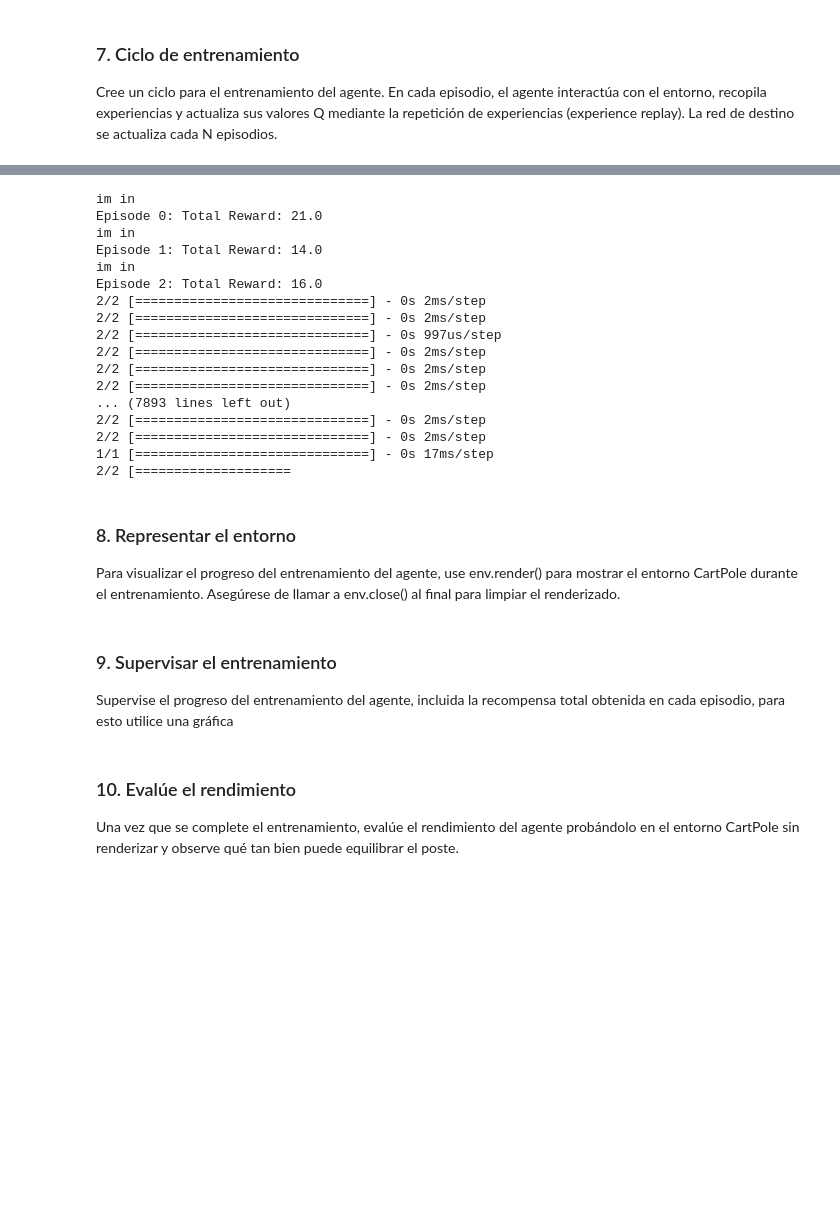
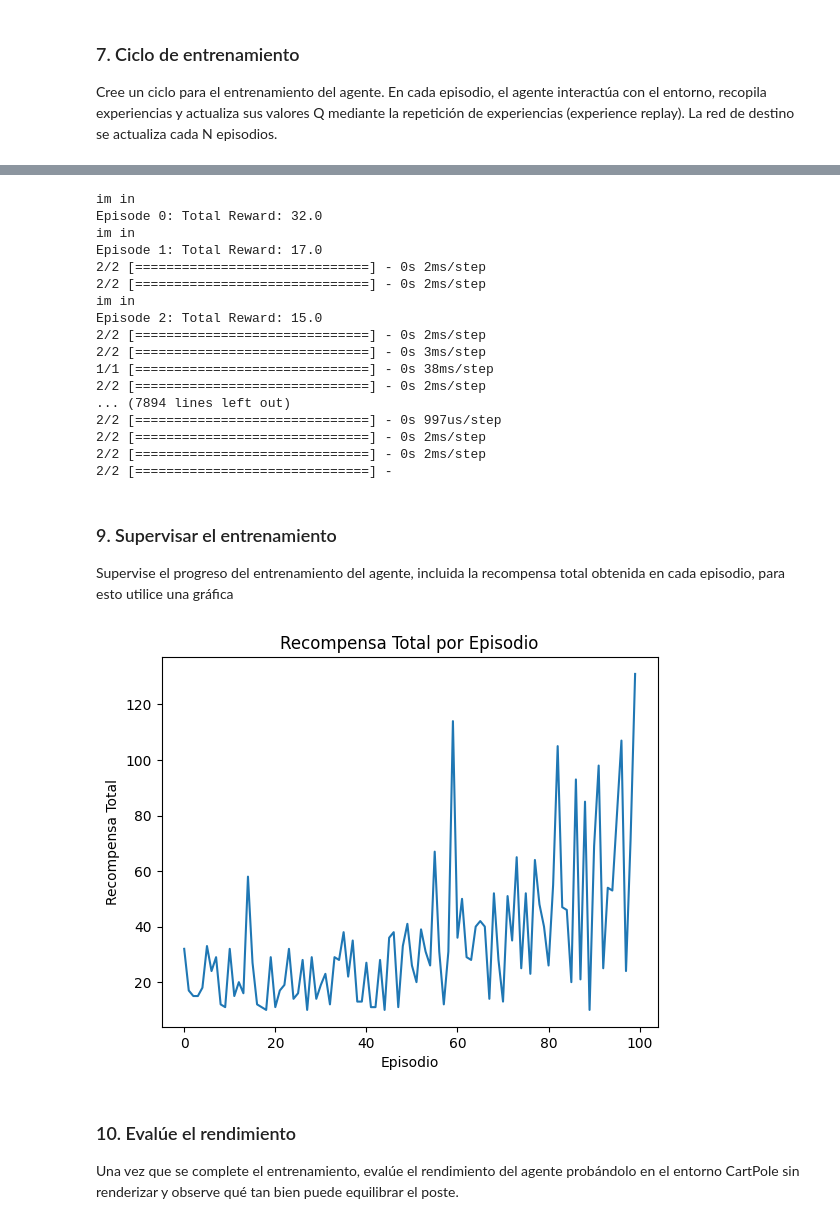
Before and after one commit to MaIsabelSolano/UVG_DL_Lab10, a Jupyter notebook: Lab10.ipynb, the cells around one changed output, grey strips where cells are left out. Cells and saved outputs as stored; diff of their text form; code cells hidden in the pictures; blank space fills up the shorter version.

```diff
--- a/Lab10.ipynb
+++ b/Lab10.ipynb
@@ -42,8 +43,7 @@ import random
 ### 2. Cree el entorno CartPole
 Utilice la biblioteca Gymnasium para crear el entorno CartPole. Este entorno simula la tarea de equilibrar un poste en un carro en movimiento.
 # %%
-# env = gym.make('CartPole-v1', render_mode = 'human')
-env = gym.make('CartPole-v1')
+env = gym.make('CartPole-v1', render_mode = 'human')
 # %% [markdown]
 ### 3. Defina las redes en línea y de destino
 Cree dos redes neuronales, la red en línea y la red de destino. La red en línea se utiliza para la selección de acciones y se actualiza con más frecuencia, mientras que la red de destino se utiliza para estimar los valores Q y se actualiza periódicamente. Ambas redes deberían tener una arquitectura similar con capas de entrada y salida. Inicialmente, la red de destino debería tener los mismos pesos que la red en línea
@@ -112,23 +119,22 @@ experiencias (experience replay). La red de destino se actualiza cada N episodio
 # %%
-# Entrenamiento del agente
+
+episode_rewards = []
+
 for episode in range(num_episodes):
     state = env.reset()
-    # print(state)
+
     state, _ = state
-    # print(type(state))
-    # print(state)
 
-    state = np.array(state, dtype=np.float32)  # Convierte a arreglo NumPy y especifica el tipo de dato
+
+    state = np.array(state, dtype=np.float32)
     state = state.reshape((1, -1))
 
-    # print(state)
-    # Reajusta la forma a (1, longitud de state)
     total_reward = 0
     done = False
     state_count = 0
 
     while not done:
-        # print("im in")
+
         action = epsilon_greedy_action(state, epsilon)
         next_state, reward, done, _, _ = env.step(action)
         next_state = np.reshape(next_state, [1, input_shape])
@@ -140,15 +146,13 @@ for episode in range(num_episodes):
 
         if len(experience_replay) >= batch_size:
             states, actions, rewards, next_states, dones = experience_replay_sample(batch_size)
-            # print("states")
-            # print(states)
+
             states = np.vstack(states)
-            # print(states)
+
             target_values = online_model.predict(states)
-            # print("next_states")
-            # print(next_states)
+
             next_states = np.vstack(next_states)
-            # print(next_states)
+
             target_next_values = target_model.predict(next_states)
             max_target_values = np.max(target_next_values, axis=1)
 
@@ -168,35 +172,39 @@ for episode in range(num_episodes):
         epsilon *= epsilon_decay
 
     print(f"Episode {episode}: Total Reward: {total_reward}")
+    episode_rewards.append(total_reward)
 
 env.close()
 # %% [output]
 im in
-Episode 0: Total Reward: 21.0
+Episode 0: Total Reward: 32.0
 im in
-Episode 1: Total Reward: 14.0
-im in
-Episode 2: Total Reward: 16.0
+Episode 1: Total Reward: 17.0
 2/2 [==============================] - 0s 2ms/step
 2/2 [==============================] - 0s 2ms/step
+im in
+Episode 2: Total Reward: 15.0
+2/2 [==============================] - 0s 2ms/step
+2/2 [==============================] - 0s 3ms/step
+1/1 [==============================] - 0s 38ms/step
+2/2 [==============================] - 0s 2ms/step
+... (7894 lines left out)
 2/2 [==============================] - 0s 997us/step
 2/2 [==============================] - 0s 2ms/step
 2/2 [==============================] - 0s 2ms/step
-2/2 [==============================] - 0s 2ms/step
-... (7893 lines left out)
-2/2 [==============================] - 0s 2ms/step
-2/2 [==============================] - 0s 2ms/step
-1/1 [==============================] - 0s 17ms/step
-2/2 [====================
+2/2 [==============================] -
-# %% [markdown]
-### 8. Representar el entorno
-Para visualizar el progreso del entrenamiento del agente, use env.render() para
-mostrar el entorno CartPole durante el entrenamiento. Asegúrese de llamar a env.close() al final para
-limpiar el renderizado.
 # %% [markdown]
 ### 9. Supervisar el entrenamiento
 Supervise el progreso del entrenamiento del agente, incluida la recompensa
 total obtenida en cada episodio, para esto utilice una gráfica
+# %%
+plt.plot(episode_rewards)
+plt.xlabel("Episodio")
+plt.ylabel("Recompensa Total")
+plt.title("Recompensa Total por Episodio")
+plt.show()
+# %% [output]
+[figure, added]
 # %% [markdown]
 ### 10. Evalúe el rendimiento
 Una vez que se complete el entrenamiento, evalúe el rendimiento del agente
```
Also changed, not shown: parts of 3 cells of this notebook, 3 other files.
